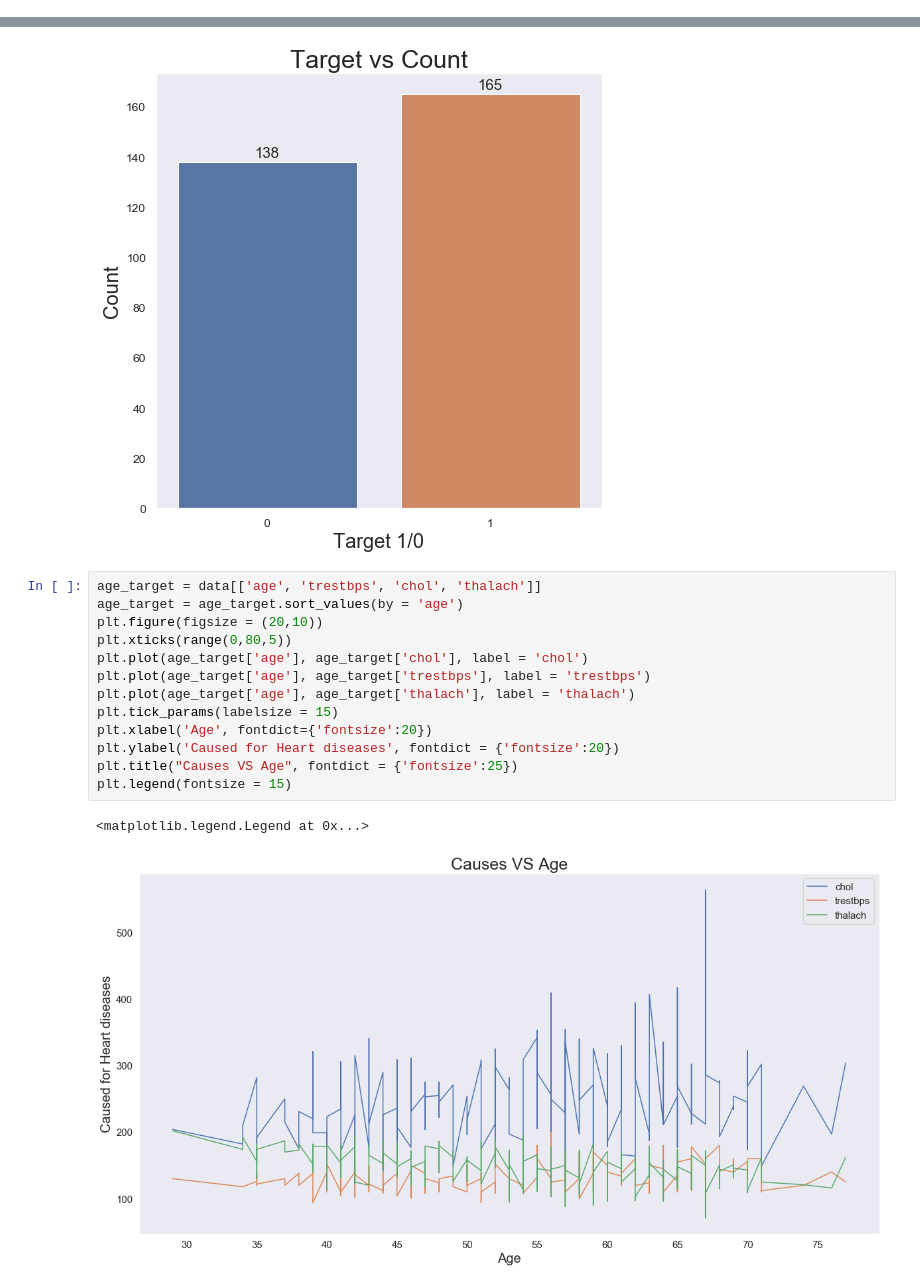
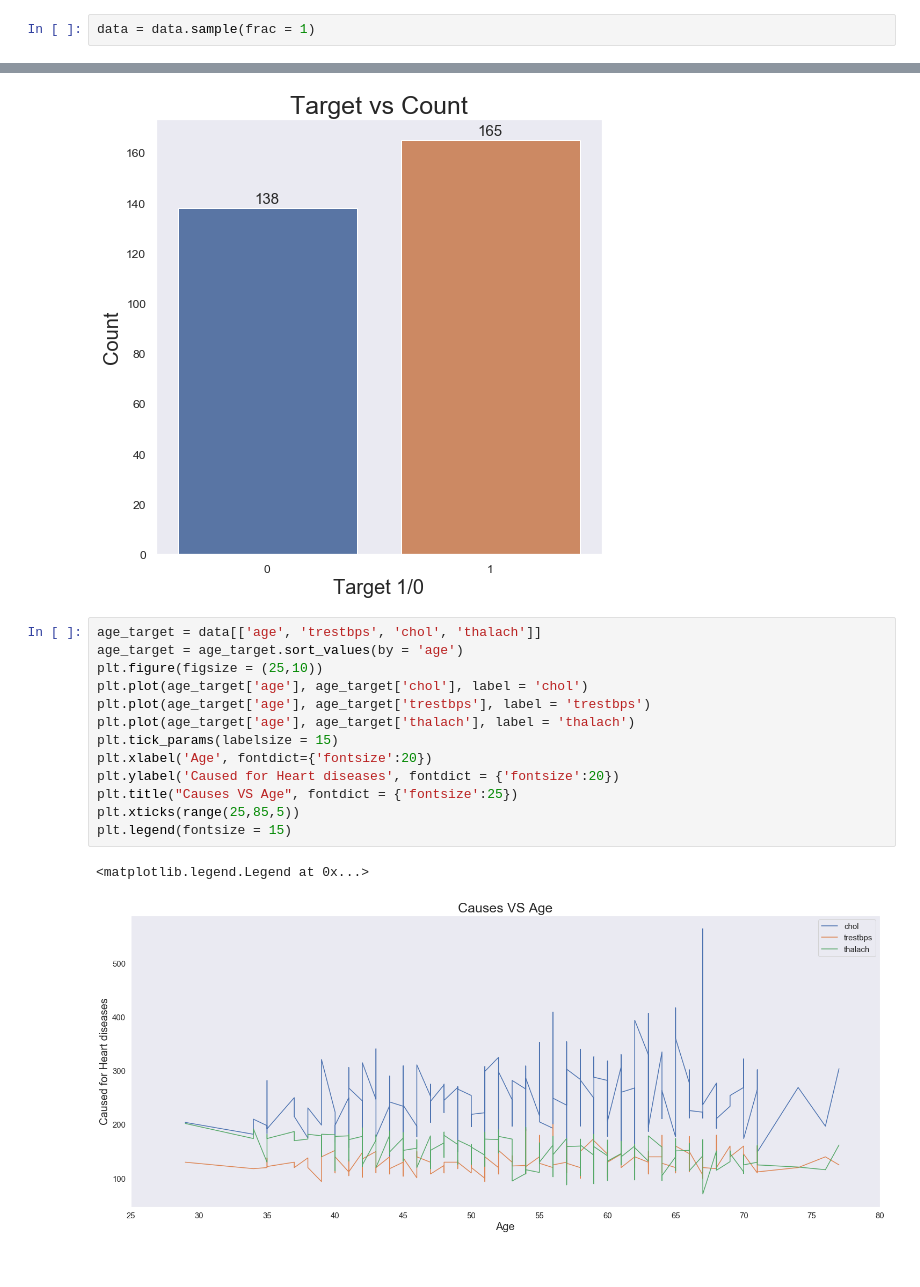
Before and after one commit to KJKR73/Data-Science-BIG, a Jupyter notebook: Heart Disease UCI/Heart Disease UCI.ipynb, the cells around one changed output, grey strips where cells are left out. Saved outputs shown, nothing was run; the diff lists cells and outputs as text.

```diff
--- a/Heart Disease UCI/Heart Disease UCI.ipynb
+++ b/Heart Disease UCI/Heart Disease UCI.ipynb
@@ -53,2 +63,4 @@ Name: target, dtype: int64
+# %%
+data = data.sample(frac = 1)
 # %% [markdown]
 # Visualization
@@ -72,16 +91,16 @@ for i in ax.patches:
 # %%
 age_target = data[['age', 'trestbps', 'chol', 'thalach']]
 age_target = age_target.sort_values(by = 'age')
-plt.figure(figsize = (20,10))
-plt.xticks(range(0,80,5))
+plt.figure(figsize = (25,10))
 plt.plot(age_target['age'], age_target['chol'], label = 'chol')
 plt.plot(age_target['age'], age_target['trestbps'], label = 'trestbps')
 plt.plot(age_target['age'], age_target['thalach'], label = 'thalach')
 plt.tick_params(labelsize = 15)
 plt.xlabel('Age', fontdict={'fontsize':20})
 plt.ylabel('Caused for Heart diseases', fontdict = {'fontsize':20})
 plt.title("Causes VS Age", fontdict = {'fontsize':25})
+plt.xticks(range(25,85,5))
 plt.legend(fontsize = 15)
 # %% [output]
 <matplotlib.legend.Legend at 0x...>
-[figure, old version]
+[figure, new version]
```
Also changed, not shown: parts of 19 cells of this notebook.
